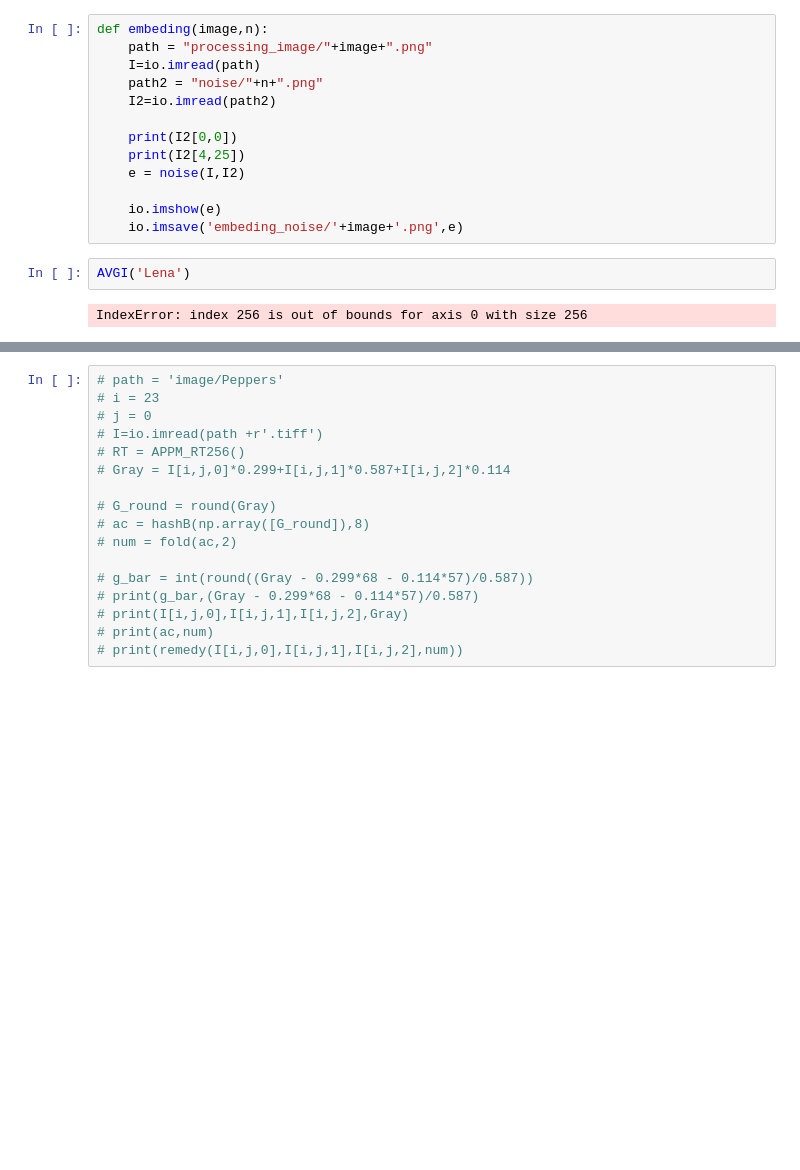
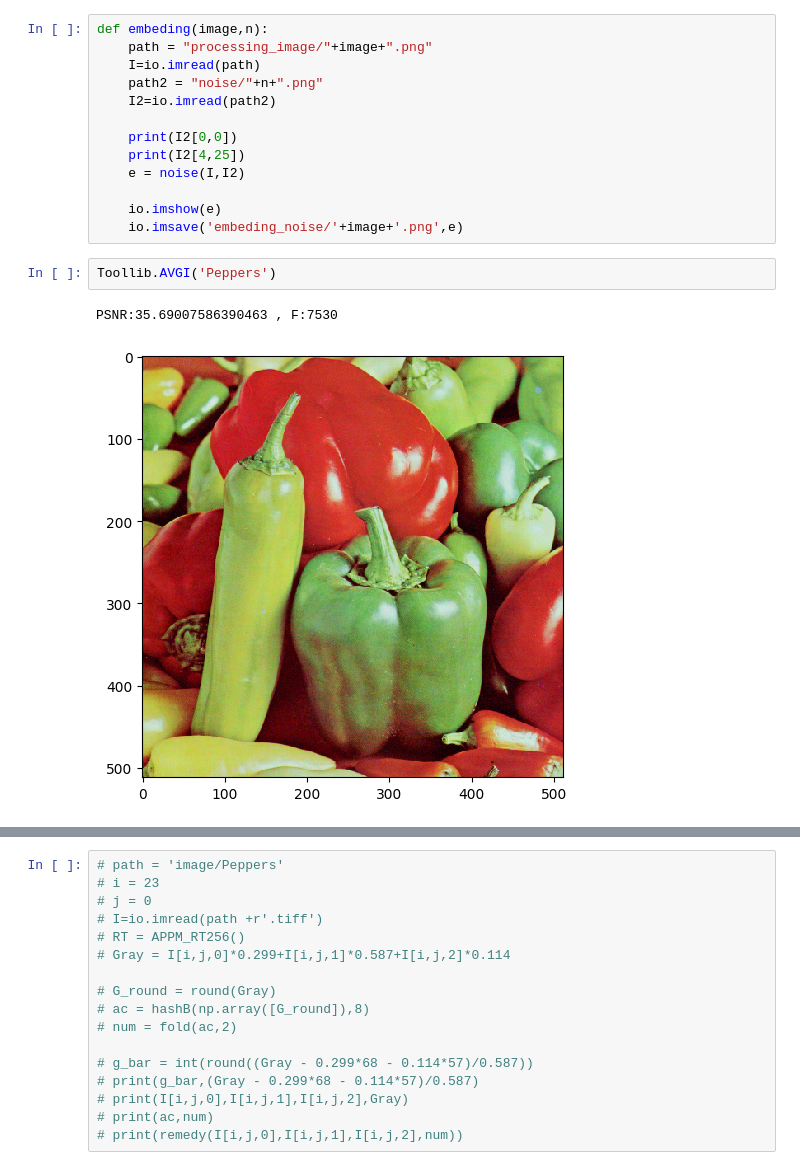
Before and after one commit to rich921222/co-project, a Jupyter notebook: APPM-3 Grayscale_2.ipynb, the cells around one changed output, grey strips where cells are left out. Saved outputs shown, nothing was run; the diff lists cells and outputs as text; blank space fills up the shorter version.

```diff
--- a/APPM-3 Grayscale_2.ipynb
+++ b/APPM-3 Grayscale_2.ipynb
@@ -356,8 +149,9 @@ def embeding(image,n):
 
     io.imshow(e)
     io.imsave('embeding_noise/'+image+'.png',e)
-# %%
-AVGI('Lena')
-# %% [output]
-IndexError: index 256 is out of bounds for axis 0 with size 256
+# %%
+Toollib.AVGI('Peppers')
+# %% [output]
+PSNR:35.69007586390463 , F:7530
+[figure, added]
 # %%
```
Also changed, not shown: parts of 19 cells of this notebook, 4 other files.
